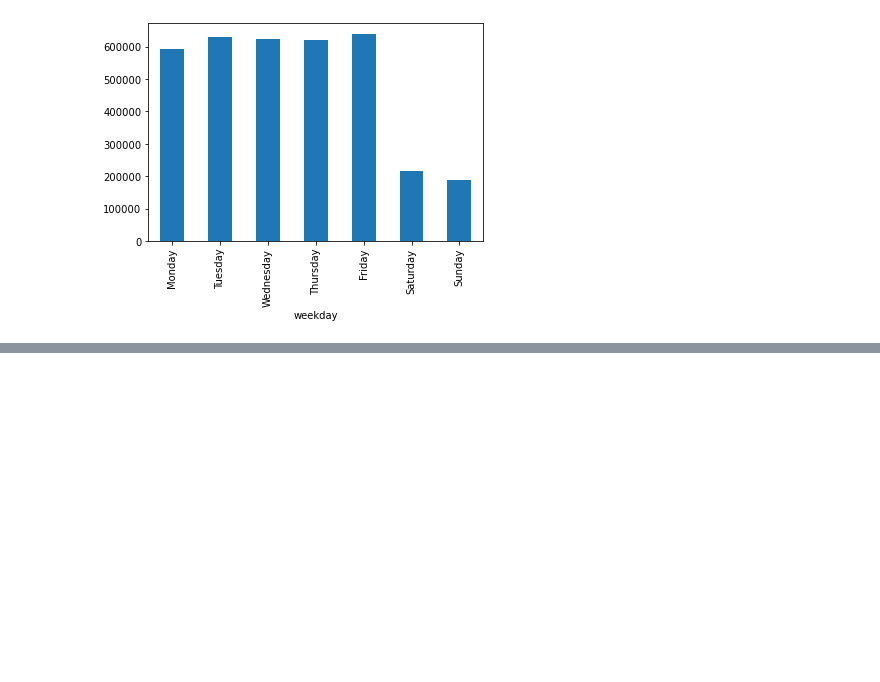
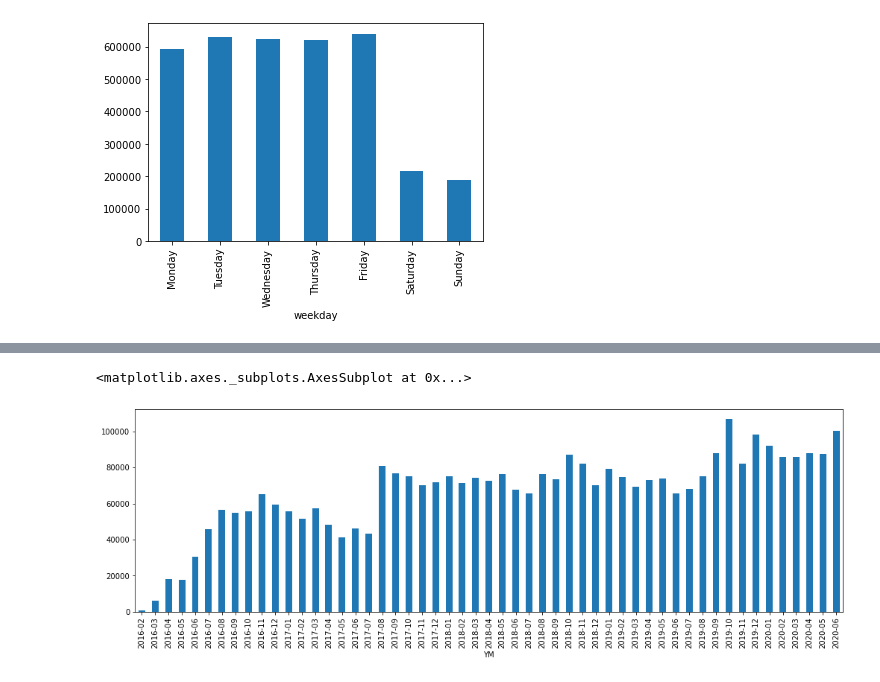
Before and after one commit to itilakGH/car_accident_analysis_US, a Jupyter notebook: us_accidents.ipynb, the cells around one changed output, grey strips where cells are left out. Drawn from its saved outputs; the diff is of its cells as text; code cells hidden in the pictures; blank space fills up the shorter version.

```diff
--- a/us_accidents.ipynb
+++ b/us_accidents.ipynb
@@ -192,2 +198,9 @@ file_dates.groupby(file_dates['weekday']).size().loc[order].plot.bar()
+# %%
+file_dates['YM'] = (file_dates['start_date'].dt.strftime('%Y-%m'))
+# %%
+file_dates.groupby(file_dates['YM']).size().plot.bar(figsize=(17,5))
+# %% [output]
+<matplotlib.axes._subplots.AxesSubplot at 0x...>
+[figure, added]
 # %%
 # graph_bar = file.plot.bar(x = '', y = '', rot=0)
```
Also changed, not shown: parts of 2 cells of this notebook.
